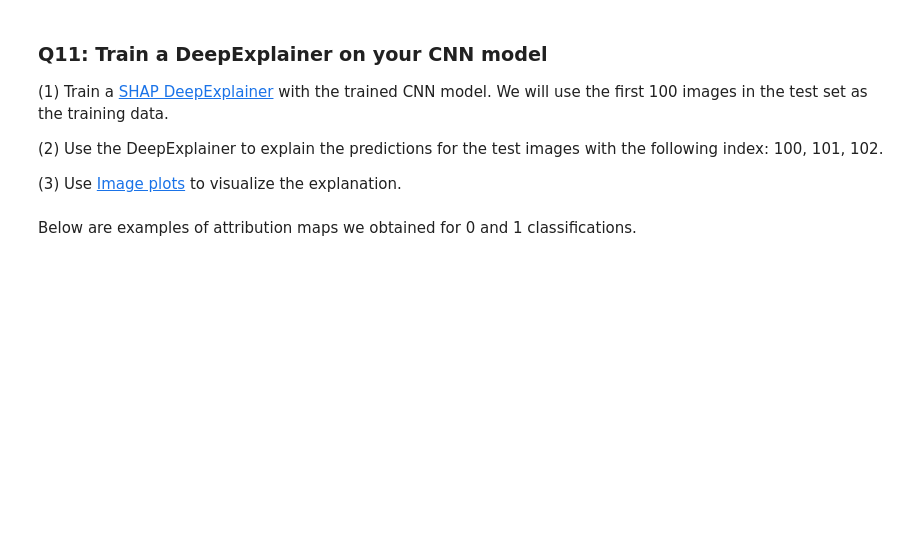
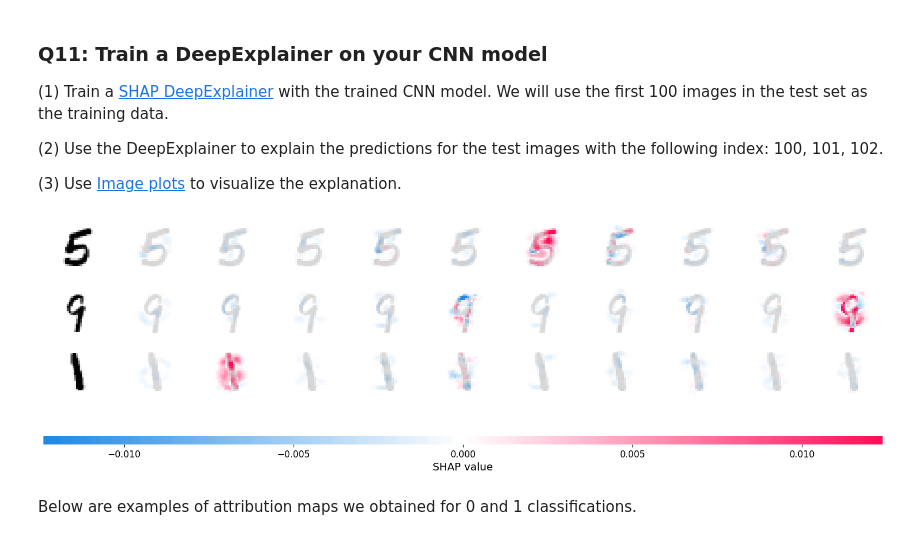
Before and after one commit to sallyfons/2023_ML_EES, a Jupyter notebook: Labs/Chapter8_Ex1.ipynb, the cells around one changed output. Saved outputs shown, nothing was run; the diff lists cells and outputs as text; code cells hidden in the pictures; blank space fills up the shorter version.

```diff
--- a/Labs/Chapter8_Ex1.ipynb
+++ b/Labs/Chapter8_Ex1.ipynb
@@ -707,7 +730,7 @@ In this last part, our goal is to train a CNN on the MNIST dataset, and apply SH
 # %%
 # Set the parameters for training
 batch_size = 128  # Number of samples in each training batch (Recommended: 128)
-num_epochs = 4    # Number of times the entire dataset is used for training (Recommended: At least 2)
+num_epochs = 6    # Number of times the entire dataset is used for training (Recommended: At least 2)
 device = torch.device("cpu")  # Use the CPU for training (can be switched to GPU if available)
 # %%
 # Create DataLoader objects for the training and testing datasets
@@ -761,24 +786,21 @@ class Net(nn.Module):
 
         # Define convolutional layers (you can be creative!)
         self.conv_layers = nn.Sequential(
-            nn.Conv2d(1, 32, kernel_size=3, padding=1),
+            nn.Conv2d(1, 10, kernel_size=5, stride=1),
             nn.ReLU(),
             nn.MaxPool2d(kernel_size=2, stride=2),
-            nn.Conv2d(32, 64, kernel_size=3, padding=1),
-            nn.ReLU(),
-            nn.MaxPool2d(kernel_size=2, stride=2),
-            nn.Conv2d(64, 128, kernel_size=3, padding=1),
+            nn.Conv2d(10, 20, kernel_size=5, stride=1),
             nn.ReLU(),
             nn.MaxPool2d(kernel_size=2, stride=2)
         )
 
         # Define fully connected layers (you can be creative!)
         self.fc_layers = nn.Sequential(
-            nn.Linear(128 * 3 * 3, 512),
+            nn.Linear(320, 320),
             nn.ReLU(),
             nn.Dropout(0.5),
-            nn.Softmax(),
-            nn.Linear(320, 10)  # Output layer with 10 classes for MNIST
+            nn.Linear(320, 10),
+            nn.Softmax(dim=1)
         )
 
     def forward(self, x):
@@ -885,7 +907,7 @@ optimizer = optim.SGD(model.parameters(), lr=0.01, momentum=0.8)
 # Iterate through epochs
 for epoch in range(1, num_epochs + 1):
     # Train the model on the training dataset
-    train(model, device, train_loader, optimizer, num_epochs)
+    train(model, device, train_loader, optimizer, epoch)
 
     # Evaluate the model on the test dataset
     test(model, device, test_loader)
@@ -907,14 +945,14 @@ batch = next(iter(test_loader))
 images, _ = batch # No need to change this part
 
 # Extract background ("Neutral") data and a few test images for interpretation
-background = images[___:___]
-test_images = images[___:___]
+background = images[0:100]
+test_images = images[100:103]
 
 # Initialize a DeepExplainer using the SHAP library and the pre-trained 'model'
-e = shap.___(___, ___)
+e = shap.DeepExplainer(model, background)
 
 # Compute SHAP values for the test images
-shap_values = e.___(___)
+shap_values = e.shap_values(test_images)
 # %%
 # Convert SHAP values to numpy format for visualization
 shap_numpy = [np.swapaxes(np.swapaxes(s, 1, -1), 1, 2) for s in shap_values]
@@ -923,7 +961,9 @@ shap_numpy = [np.swapaxes(np.swapaxes(s, 1, -1), 1, 2) for s in shap_values]
 test_numpy = np.swapaxes(np.swapaxes(test_images.numpy(), 1, -1), 1, 2)
 # %%
 # Plot the feature attributions using SHAP's image_plot function
-shap.___(shap_numpy, -test_numpy)
+shap.image_plot(shap_numpy, -test_numpy)
+# %% [output]
+[figure, added]
 # %% [markdown]
 Below are examples of attribution maps we obtained for 0 and 1 classifications.
 # %% [markdown]
```
Also changed, not shown: parts of 9 cells of this notebook.
